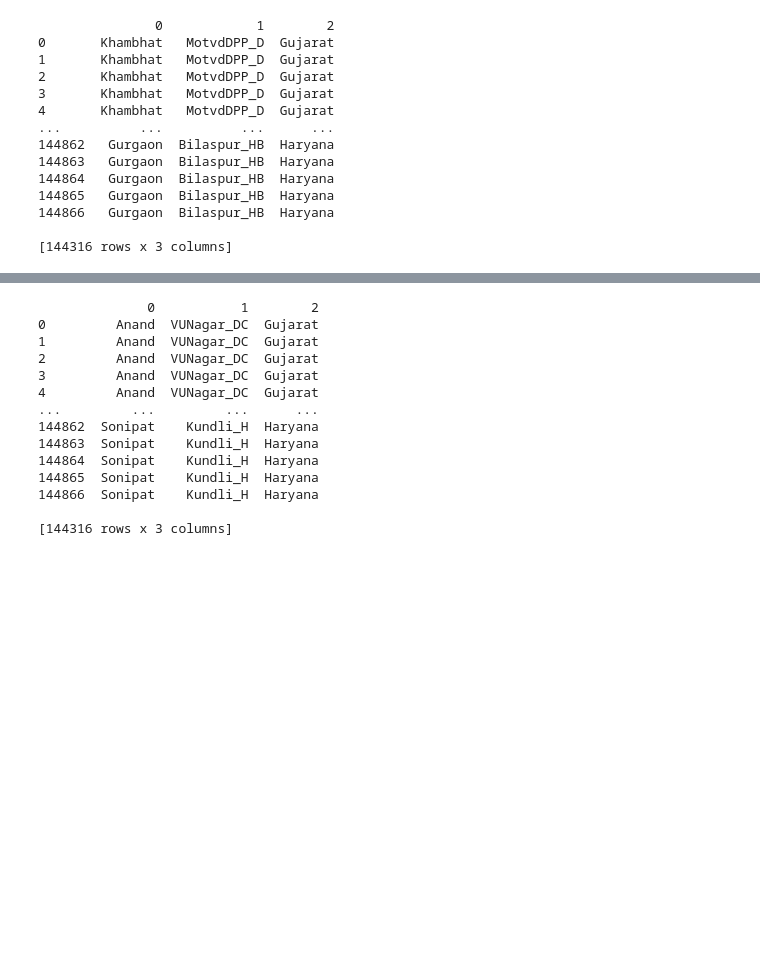
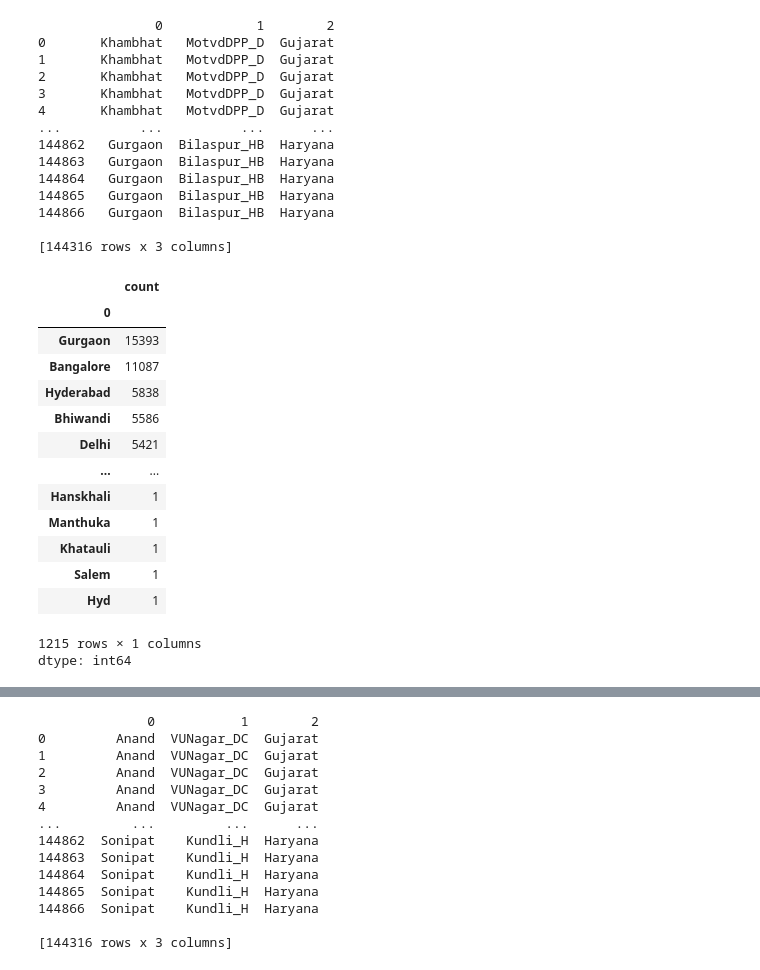
Before and after one commit to TharunkishoreJ/Python_Projects, a Jupyter notebook: Delivery_Case_Sudy.ipynb, the cells around one changed output, grey strips where cells are left out. Drawn from its saved outputs; the diff is of its cells as text; code cells hidden in the pictures; blank space fills up the shorter version.

```diff
--- a/Delivery_Case_Sudy.ipynb
+++ b/Delivery_Case_Sudy.ipynb
@@ -187,3 +187,23 @@ print(df1)
 144866   Gurgaon  Bilaspur_HB  Haryana
 
 [144316 rows x 3 columns]
+# %%
+city_count = df1[0].value_counts()
+state_count = df1[2].value_counts()
+city_count
+# %% [output]
+|  | count |
+| 0 |  |
+| Gurgaon | 15393 |
+| Bangalore | 11087 |
+| Hyderabad | 5838 |
+| Bhiwandi | 5586 |
+| Delhi | 5421 |
+| ... | ... |
+| Hanskhali | 1 |
+| Manthuka | 1 |
+| Khatauli | 1 |
+| Salem | 1 |
+| Hyd | 1 |
+1215 rows × 1 columns
+dtype: int64
```
Also changed, not shown: parts of 6 cells of this notebook.
